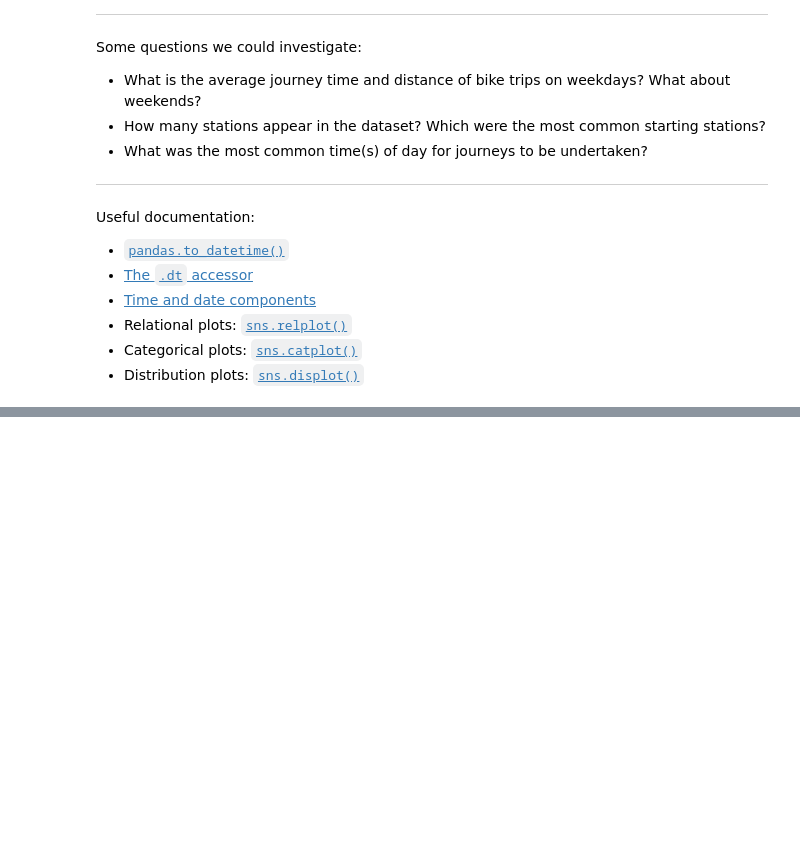
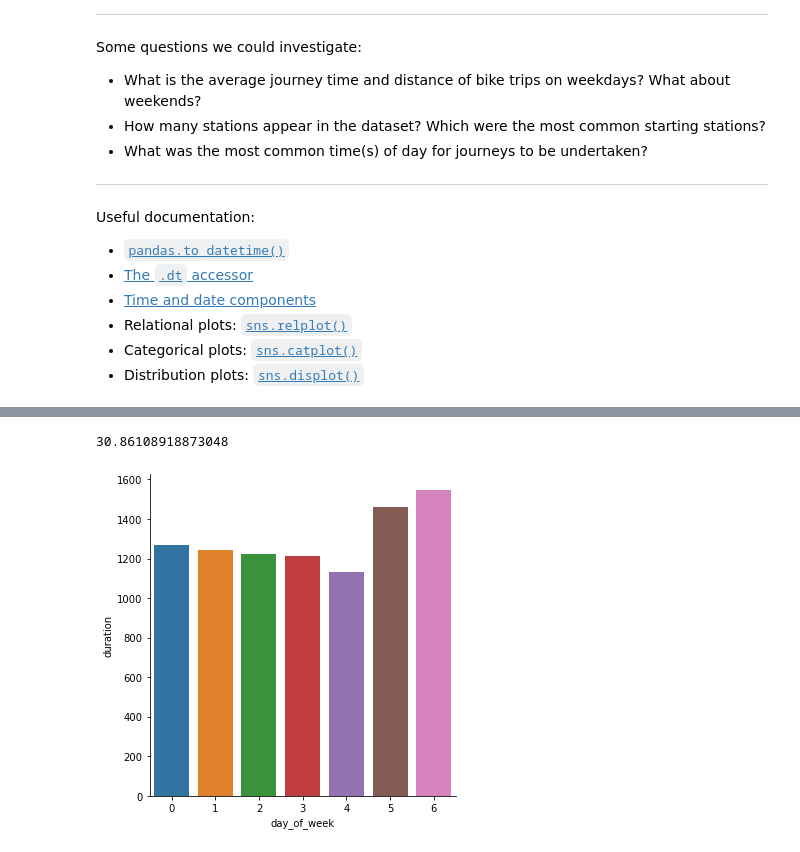
Before and after one commit to YZHAO6666/pp-w08-lecture, a Jupyter notebook: week08_lecture.ipynb, the cells around one changed output, grey strips where cells are left out. Drawn from its saved outputs; the diff is of its cells as text; code cells hidden in the pictures; blank space fills up the shorter version.

Commit message:
Added Tuesday week 8 work

```diff
--- a/week08_lecture.ipynb
+++ b/week08_lecture.ipynb
@@ -25,3 +25,8 @@ Useful documentation:
 - Relational plots: [`sns.relplot()`](https://seaborn.pydata.org/generated/seaborn.relplot.html)
 - Categorical plots: [`sns.catplot()`](https://seaborn.pydata.org/generated/seaborn.catplot.html)
 - Distribution plots: [`sns.displot()`](https://seaborn.pydata.org/generated/seaborn.displot.html)
+# %%
+import pandas as pd
+
+trips = pd.read_csv('07.csv')
+trips.head(5)
@@ -27,0 +46,7 @@ Useful documentation:
+# %%
+# Convert first 2 columns to datetime objects
+trips['started_at'] = pd.to_datetime(trips['started_at'])
+trips['ended_at'] = pd.to_datetime(trips['ended_at'])
+
+# Display some properties of the datetime objects
+trips['started_at'][0].dayofweek
@@ -27,0 +55,4 @@ Useful documentation:
+# %%
+# Create a new column to indicate the day of the week
+trips['day_of_week'] = trips['started_at'].dt.dayofweek
+trips.tail()
@@ -27,0 +66,19 @@ Useful documentation:
+# %%
+# Calculate average trip duration on weekends
+trips.loc[trips['day_of_week'] >= 5, 'duration'].mean() / 60
+
+trips.loc[trips['day_of_week'] < 5, 'duration'].mean() / 60
+# %% [output]
+30.86108918873048
+# %%
+import seaborn as sns
+from numpy import median
+
+grid = sns.catplot(data=trips,
+                   x='day_of_week',
+                   y='duration',
+                   kind='bar',
+                   ci=None,
+                   estimator=median)
+# %% [output]
+[figure, added]
```
Also changed, not shown: parts of 7 cells of this notebook.
